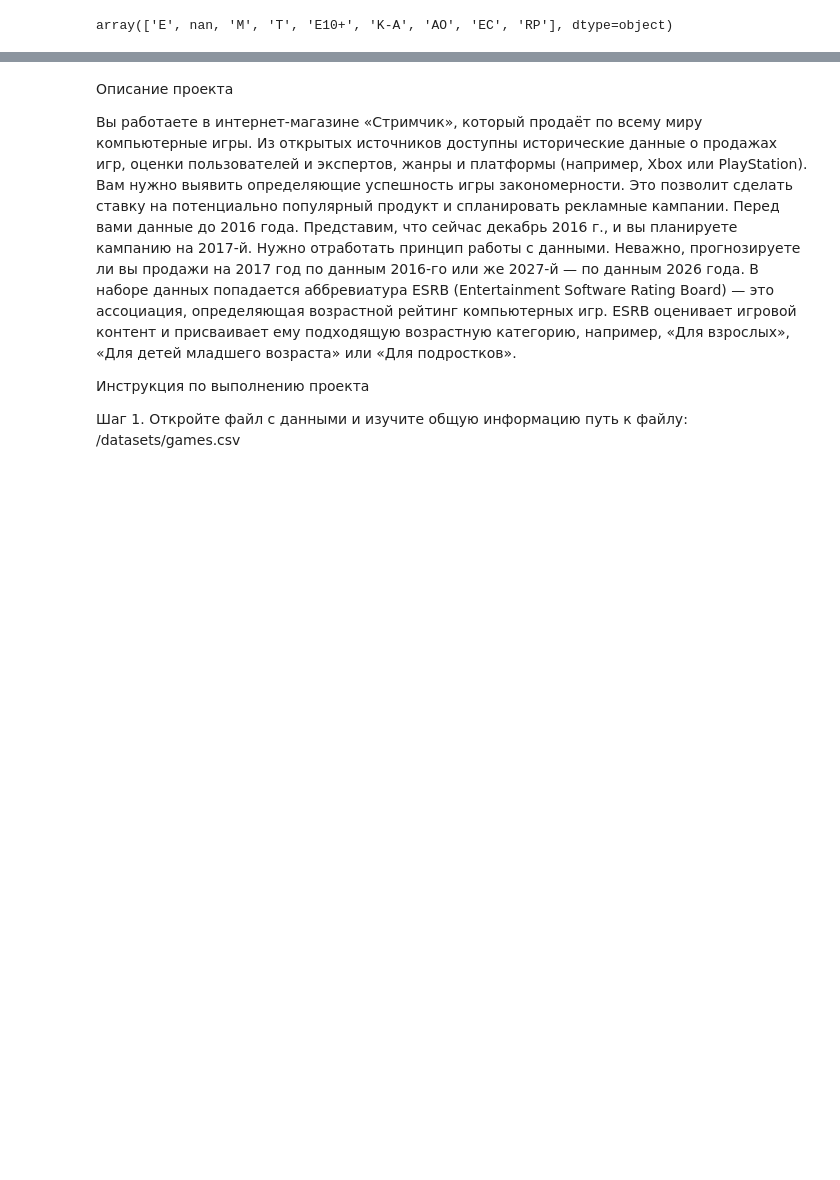
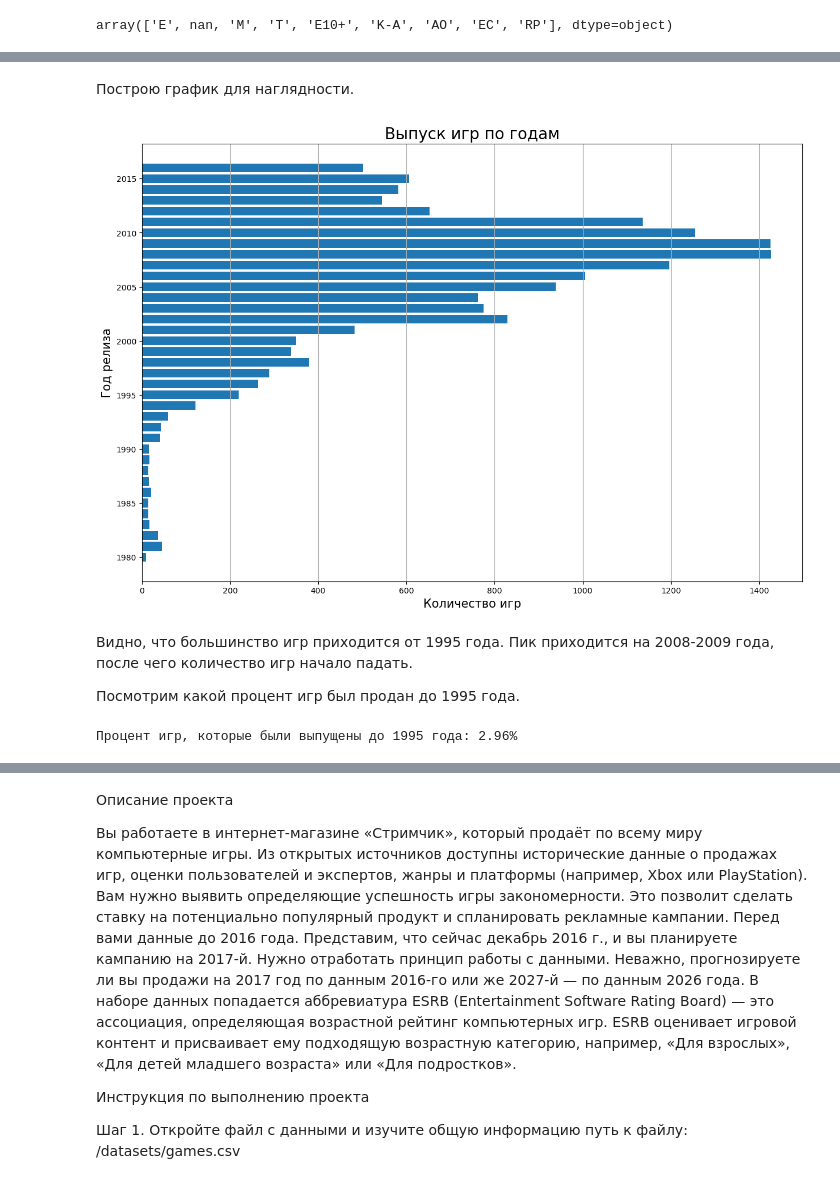
Before and after one commit to sudobooo/games_project, a Jupyter notebook: games_project.ipynb, the cells around one changed output, grey strips where cells are left out. Drawn from its saved outputs; the diff is of its cells as text; code cells hidden in the pictures; blank space fills up the shorter version.

Commit message:
Finish data preprocessing

```diff
--- a/games_project.ipynb
+++ b/games_project.ipynb
@@ -305,0 +304,2 @@ data['user_score'] = data['user_score'] * 10
+# %%
+data['rating'] = data['rating'].fillna('unknown')
@@ -305,0 +355,2 @@ data['user_score'] = data['user_score'] * 10
+# %%
+data = data.drop_duplicates(subset=['name', 'platform', 'year_of_release'])
@@ -305,0 +402,2 @@ data['user_score'] = data['user_score'] * 10
+# %%
+data['total_sales'] = data['na_sales'] + data['eu_sales'] + data['jp_sales'] + data['other_sales']
@@ -327,0 +433,3 @@ data['user_score'] = data['user_score'].fillna(data.groupby('name')['user_score'
+# %%
+games_per_year = data['year_of_release'].value_counts()
+games_per_year
@@ -327,0 +454,25 @@ data['user_score'] = data['user_score'].fillna(data.groupby('name')['user_score'
+# %% [markdown]
+Построю график для наглядности.
+# %%
+# Отсортирую значения по годам
+games_per_year = games_per_year.sort_index()
+
+plt.figure(figsize=(15, 10))
+plt.barh(games_per_year.index, games_per_year.values)
+
+plt.title('Выпуск игр по годам', fontsize=20)
+plt.xlabel('Количество игр', fontsize=15)
+plt.ylabel('Год релиза', fontsize=15)
+plt.grid(axis='x')
+plt.show()
+# %% [output]
+[figure, added]
+# %% [markdown]
+Видно, что большинство игр приходится от 1995 года. Пик приходится на 2008-2009 года, после чего количество игр начало падать.
+
+Посмотрим какой процент игр был продан до 1995 года.
+# %%
+proportion = games_per_year.loc[games_per_year.index < 1995].sum() / games_per_year.sum()
+print(f'Процент игр, которые были выпущены до 1995 года: {proportion:.2%}')
+# %% [output]
+Процент игр, которые были выпущены до 1995 года: 2.96%
```
Also changed, not shown: parts of 99 cells of this notebook.
